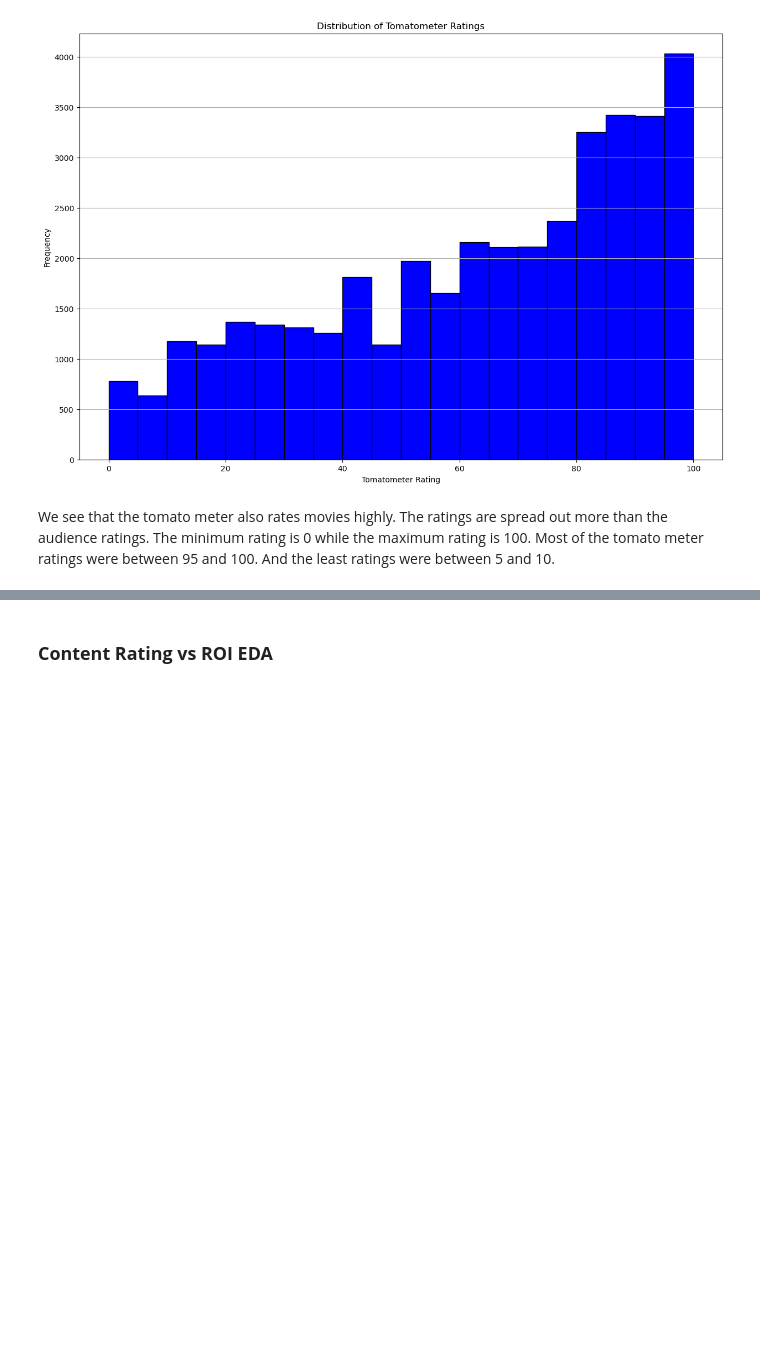
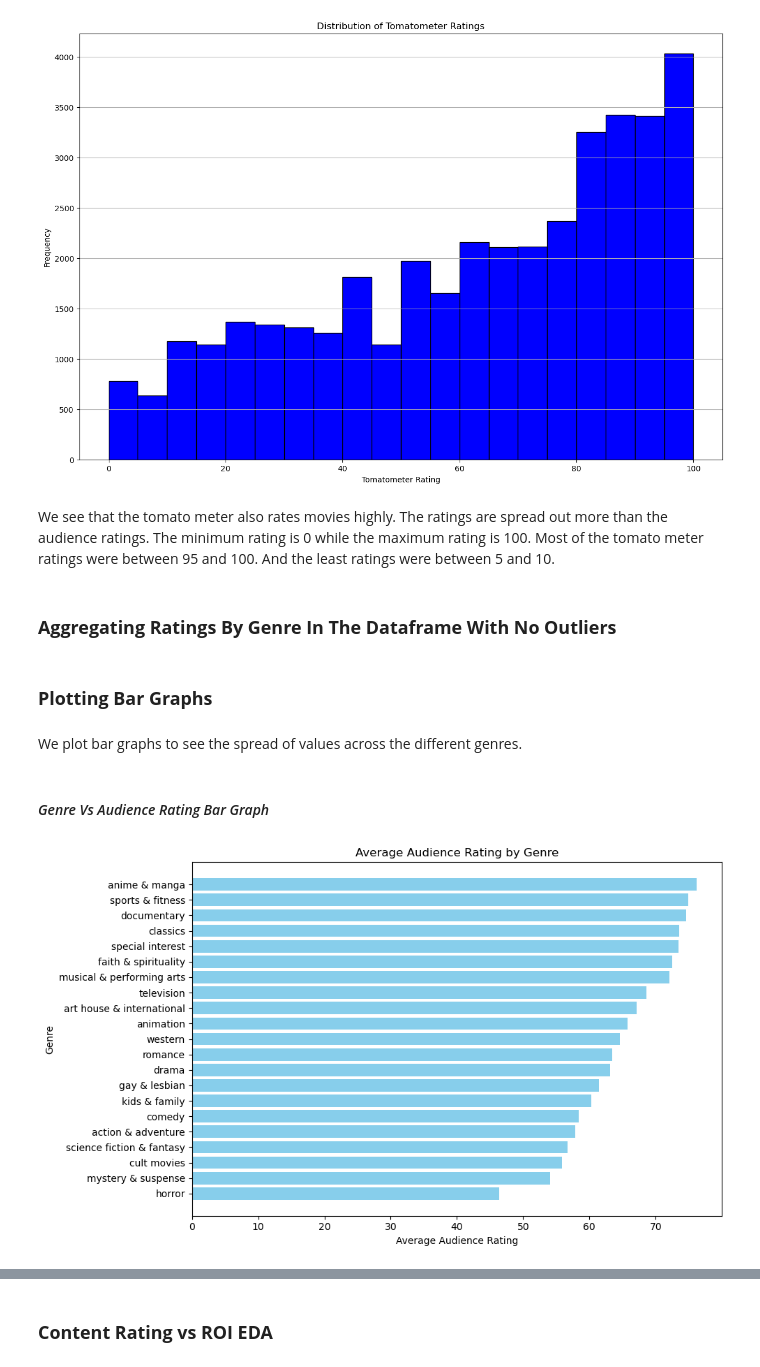
Before and after one commit to Tdoggie/phase-2-project, a Jupyter notebook: index.ipynb, the cells around one changed output, grey strips where cells are left out. Cells and saved outputs as stored; diff of their text form; code cells hidden in the pictures; blank space fills up the shorter version.

Commit message:
genre-rating-eda plot bar graphs

```diff
--- a/index.ipynb
+++ b/index.ipynb
@@ -965,3 +965,32 @@ plt.show()
 [figure]
 # %% [markdown]
 We see that the tomato meter also rates movies highly. The ratings are spread out more than the audience ratings. The minimum rating is 0 while the maximum rating is 100. Most of the tomato meter ratings were between 95 and 100. And the least ratings were between 5 and 10.
+# %% [markdown]
+### **Aggregating Ratings By Genre In The Dataframe With No Outliers**
+# %%
+# Grouping by genres and aggregating the mean of audience_rating and tomatometer_rating
+genre_grouped_df =cleaned_tm_df.groupby('genres').agg({
+    'audience_rating': 'mean',
+    'tomatometer_rating': 'mean'
+}).reset_index()
+# %% [markdown]
+### **Plotting Bar Graphs**
+# %% [markdown]
+We plot bar graphs to see the spread of values across the different genres.
+# %% [markdown]
+#### *Genre Vs Audience Rating Bar Graph*
+# %%
+# Sort by audience_rating descending
+sorted_genre_grouped_df1 = genre_grouped_df.sort_values(by="audience_rating", ascending=False)
+
+# Create horizontal bar chart
+plt.figure(figsize=(10, 6))
+plt.barh(y=sorted_genre_grouped_df1["genres"], width=sorted_genre_grouped_df1["audience_rating"], color='skyblue')
+plt.xlabel("Average Audience Rating")
+plt.ylabel("Genre")
+plt.title("Average Audience Rating by Genre")
+plt.gca().invert_yaxis()  # Optional: highest rating appears at the top
+plt.tight_layout()
+plt.show()
+# %% [output]
+[figure, added]
```
Also changed, not shown: parts of 4 cells of this notebook.
